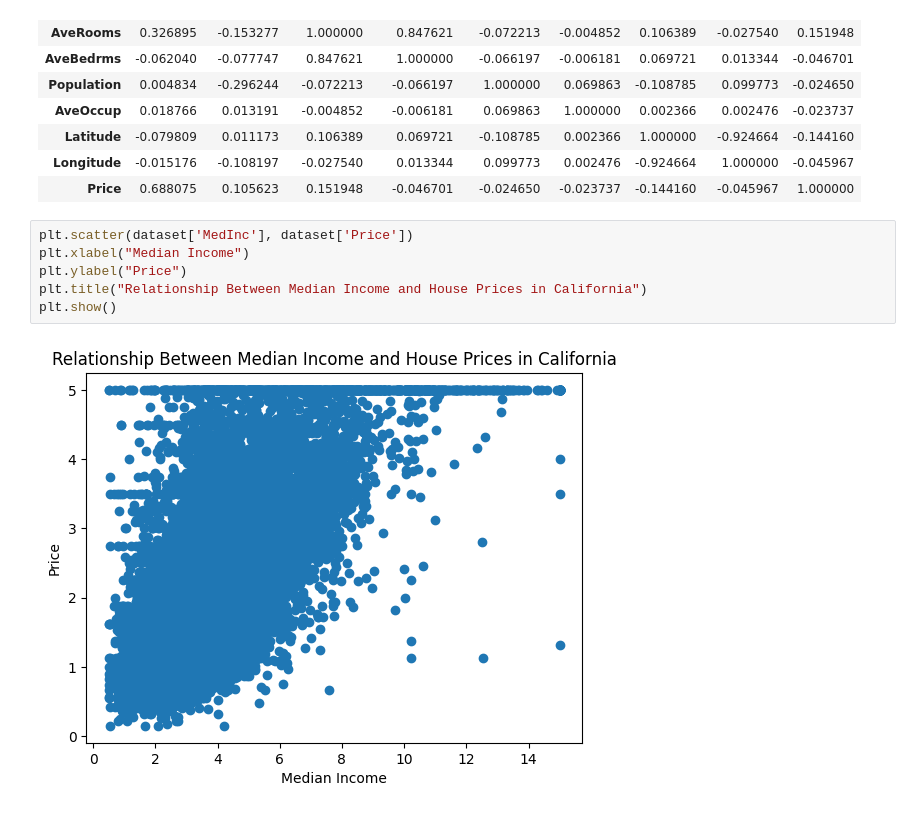
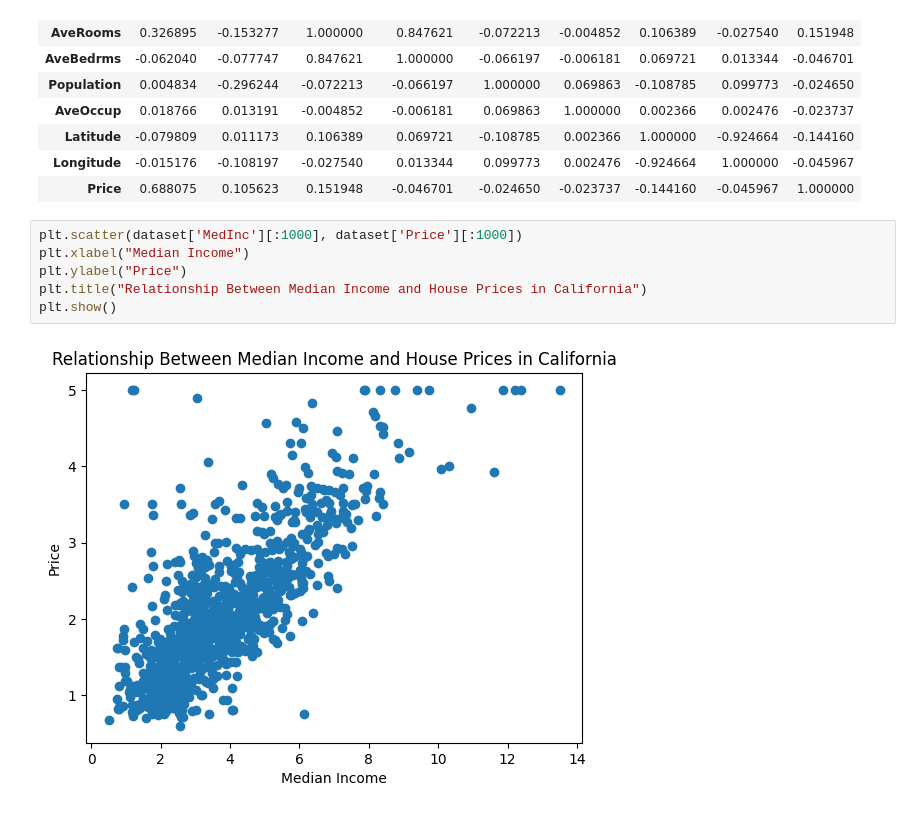
Before and after one commit to samwanyua/House-Pricing-Model-Machine-Learning-Project, a Jupyter notebook: Linear_regression.ipynb, the cells around one changed output. Drawn from its saved outputs; the diff is of its cells as text.

Commit message:
Data visualization

```diff
--- a/Linear_regression.ipynb
+++ b/Linear_regression.ipynb
@@ -187,10 +187,10 @@ dataset.corr()
 | Longitude | -0.015176 | -0.108197 | -0.027540 | 0.013344 | 0.099773 | 0.002476 | -0.924664 | 1.000000 | -0.045967 |
 | Price | 0.688075 | 0.105623 | 0.151948 | -0.046701 | -0.024650 | -0.023737 | -0.144160 | -0.045967 | 1.000000 |
 # %%
-plt.scatter(dataset['MedInc'], dataset['Price'])
+plt.scatter(dataset['MedInc'][:1000], dataset['Price'][:1000])
 plt.xlabel("Median Income")
 plt.ylabel("Price")
 plt.title("Relationship Between Median Income and House Prices in California")
 plt.show()
 # %% [output]
-[figure, old version]
+[figure, new version]
```
Also changed, not shown: parts of 1 cell of this notebook.
